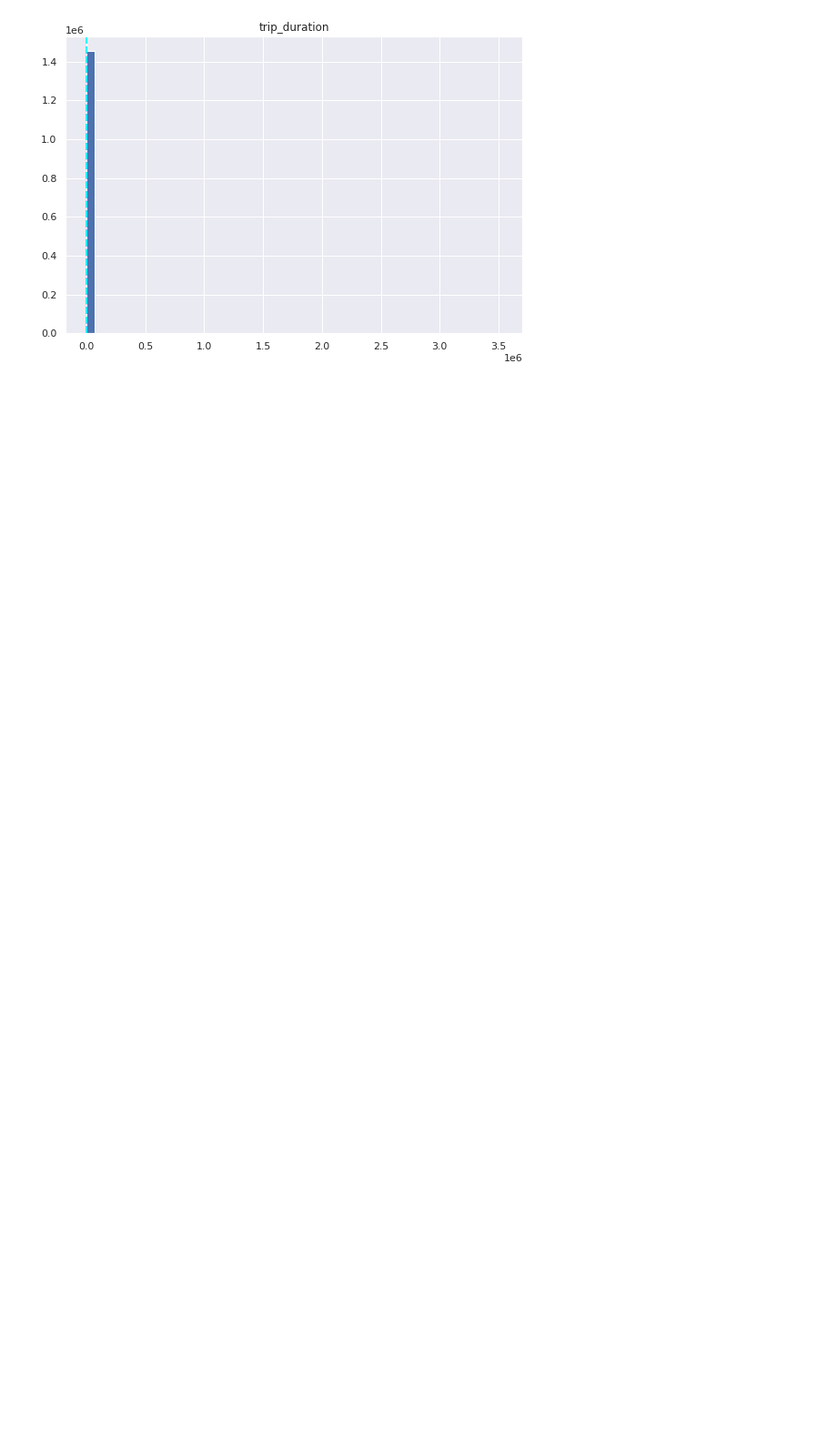
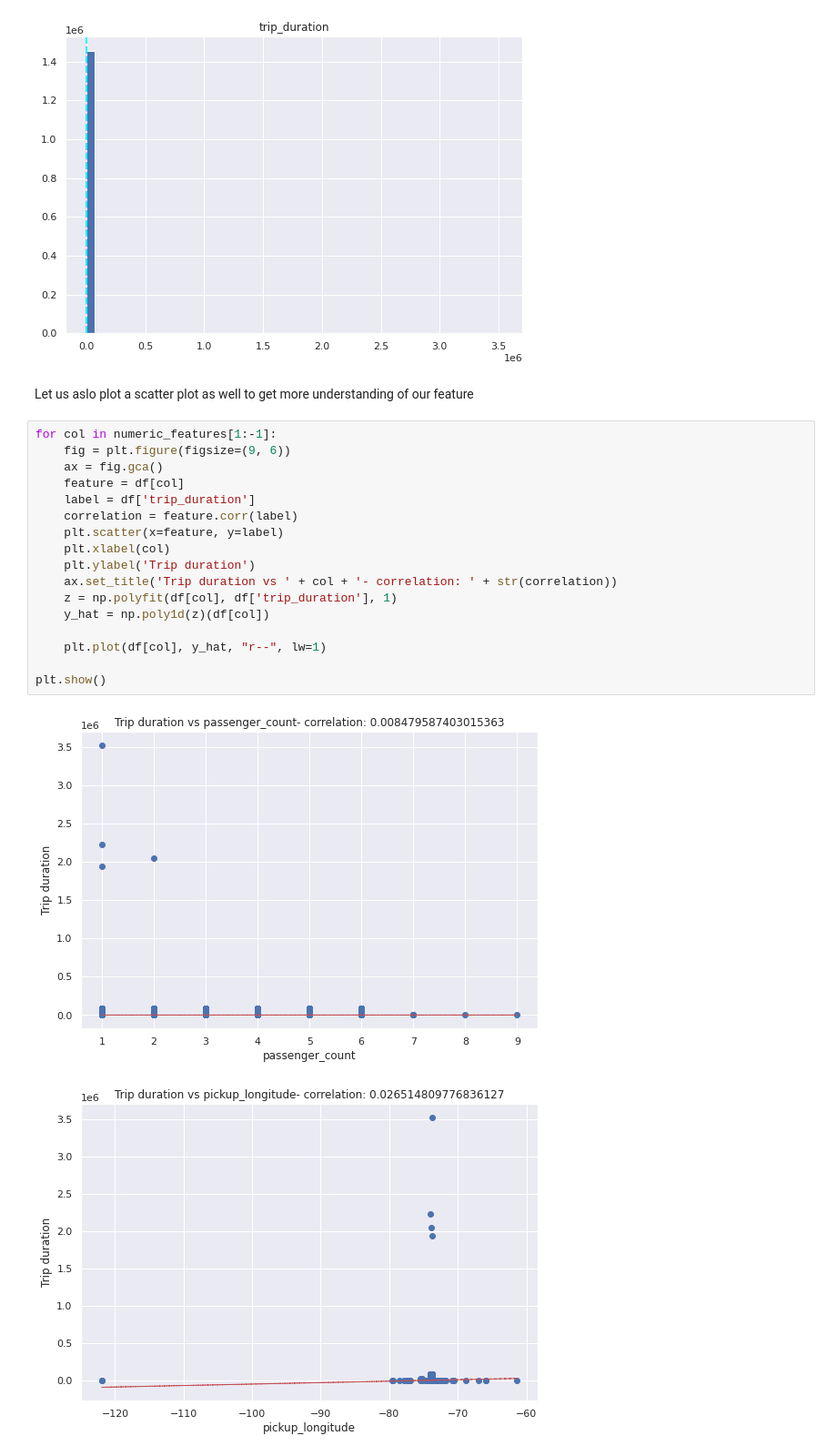
Before and after one commit to UthamanA/NYC-Taxi-trip-time-Prediction---capstone-project, a Jupyter notebook: NYC_Taxi_Trip_Time_Prediction_Capstone_Project.ipynb, the cells around one changed output. Shown at 91% size. Saved outputs shown, nothing was run; the diff lists cells and outputs as text; blank space fills up the shorter version.

```diff
--- a/NYC_Taxi_Trip_Time_Prediction_Capstone_Project.ipynb
+++ b/NYC_Taxi_Trip_Time_Prediction_Capstone_Project.ipynb
@@ -288,3 +286,26 @@ plt.show()
 [figure]
 [figure]
 [figure]
+# %% [markdown]
+
+Let us aslo plot a scatter plot as well to get more understanding of our feature
+# %%
+for col in numeric_features[1:-1]:
+    fig = plt.figure(figsize=(9, 6))
+    ax = fig.gca()
+    feature = df[col]
+    label = df['trip_duration']
+    correlation = feature.corr(label)
+    plt.scatter(x=feature, y=label)
+    plt.xlabel(col)
+    plt.ylabel('Trip duration')
+    ax.set_title('Trip duration vs ' + col + '- correlation: ' + str(correlation))
+    z = np.polyfit(df[col], df['trip_duration'], 1)
+    y_hat = np.poly1d(z)(df[col])
+
+    plt.plot(df[col], y_hat, "r--", lw=1)
+
+plt.show()
+# %% [output]
+[figure, added]
+[figure, added]
```
Also changed, not shown: parts of 24 cells of this notebook.
